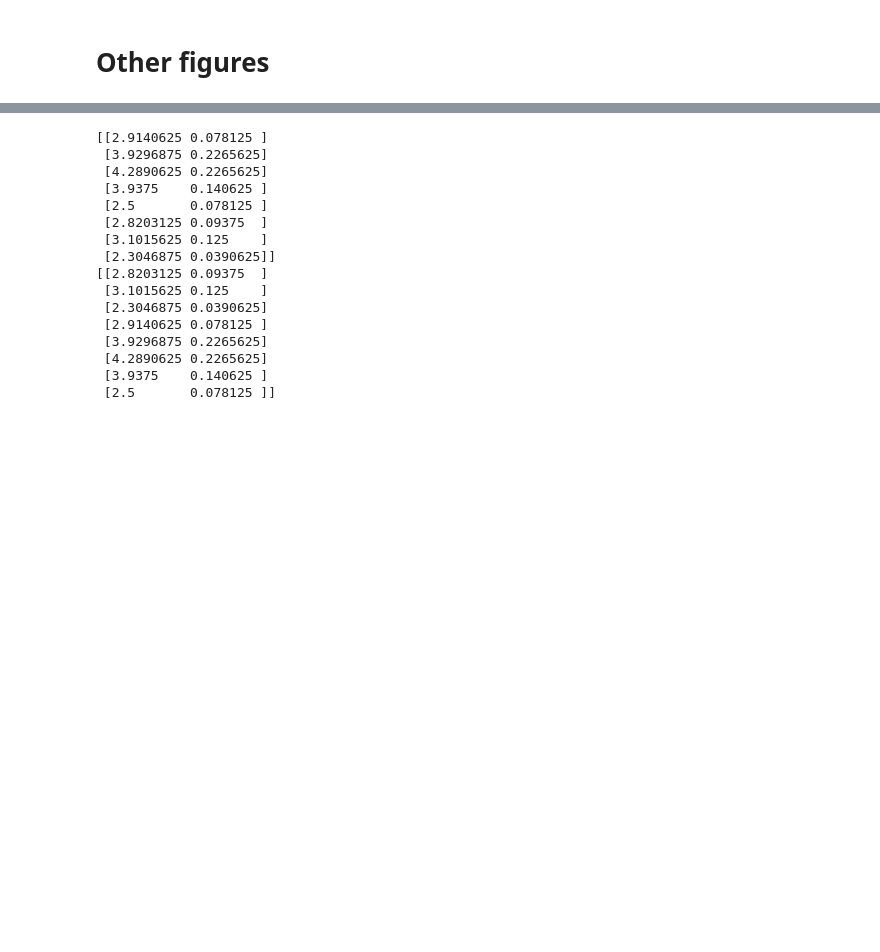
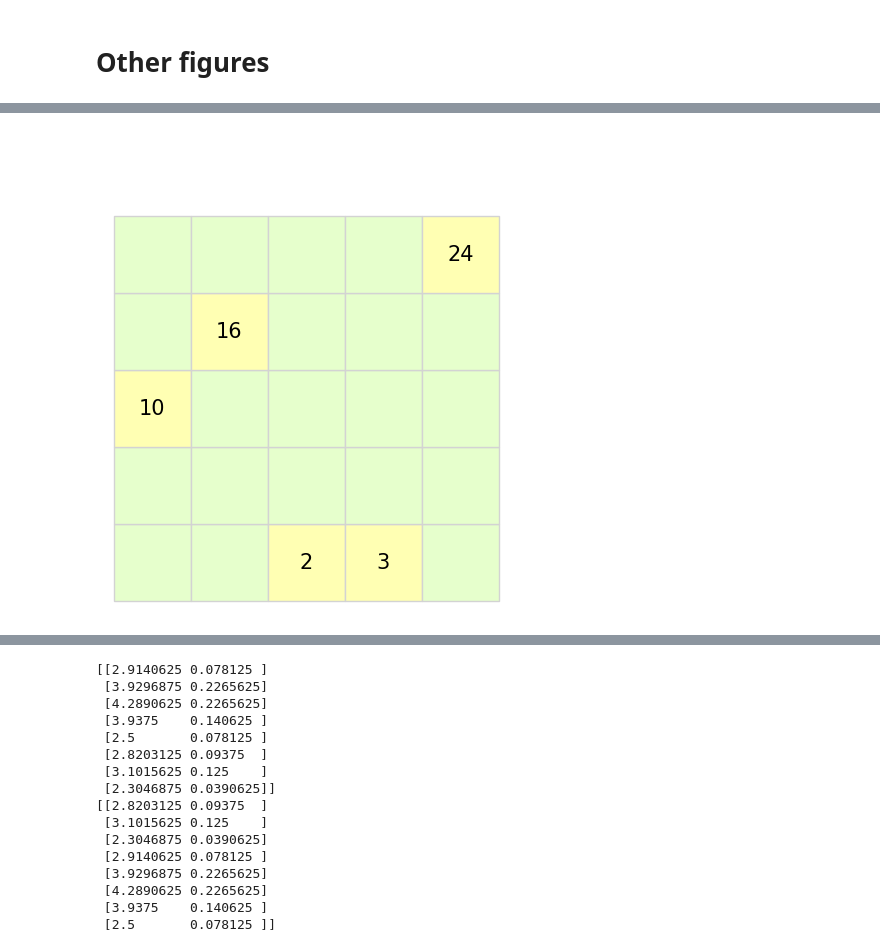
Before and after one commit to ShitianZhang22/Wind-Farm-Layout-Optimisation, a Jupyter notebook: figure.ipynb, the cells around one changed output, grey strips where cells are left out. Drawn from its saved outputs; the diff is of its cells as text; code cells hidden in the pictures; blank space fills up the shorter version.

```diff
--- a/figure.ipynb
+++ b/figure.ipynb
@@ -76,0 +78,31 @@ plt.show()
+# %%
+# This code is for creating a 5x5 grid
+# Create a 5x5 grid
+fig, ax = plt.subplots(figsize=(5, 5))
+ax.set_xlim(-0.1, 6)
+ax.set_ylim(-0.1, 6)
+ax.set_aspect('equal')
+
+# Randomly pick 5 locations for wind turbines
+wind_turbine_indices = np.random.choice([i for i in range(25) if i not in infeasible_indices], size=5, replace=False)
+wind_turbine_indices.sort()
+wind_turbine_indices = [2, 3, 10, 16, 24]  # For testing purposes
+
+# Draw grid cells with light green filling and light grey borders
+for i in range(5):
+    for j in range(5):
+        if j * 5 + i in wind_turbine_indices:
+            ax.add_patch(mpatches.Rectangle((i, j), 1, 1, edgecolor='lightgrey', facecolor=(1, 1, 0.7)))
+            ax.text(i + 0.5, j + 0.5, str(j * 5 + i), color='black', ha='center', va='center', fontsize=15)
+        else:
+            ax.add_patch(mpatches.Rectangle((i, j), 1, 1, edgecolor='lightgrey', facecolor=(0.9, 1, 0.8)))
+
+
+# Remove axes
+ax.axis('off')
+
+# Show the plot
+plt.tight_layout()
+plt.show()
+# %% [output]
+[figure, added]
```
Also changed, not shown: parts of 8 cells of this notebook, 1 other file.
